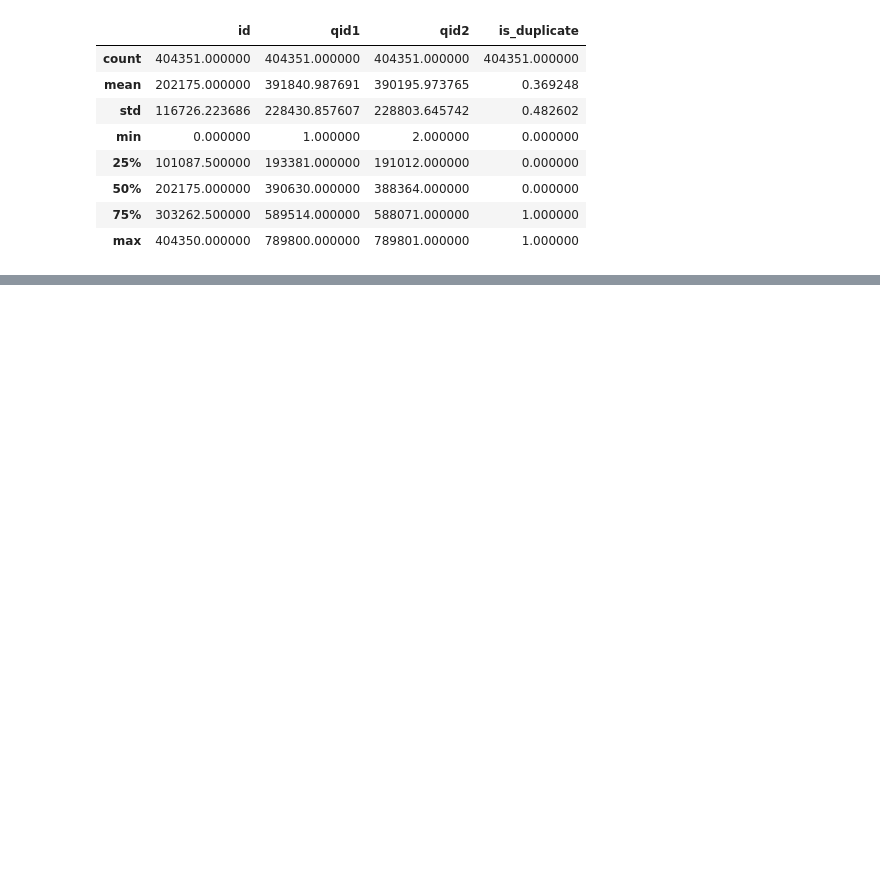
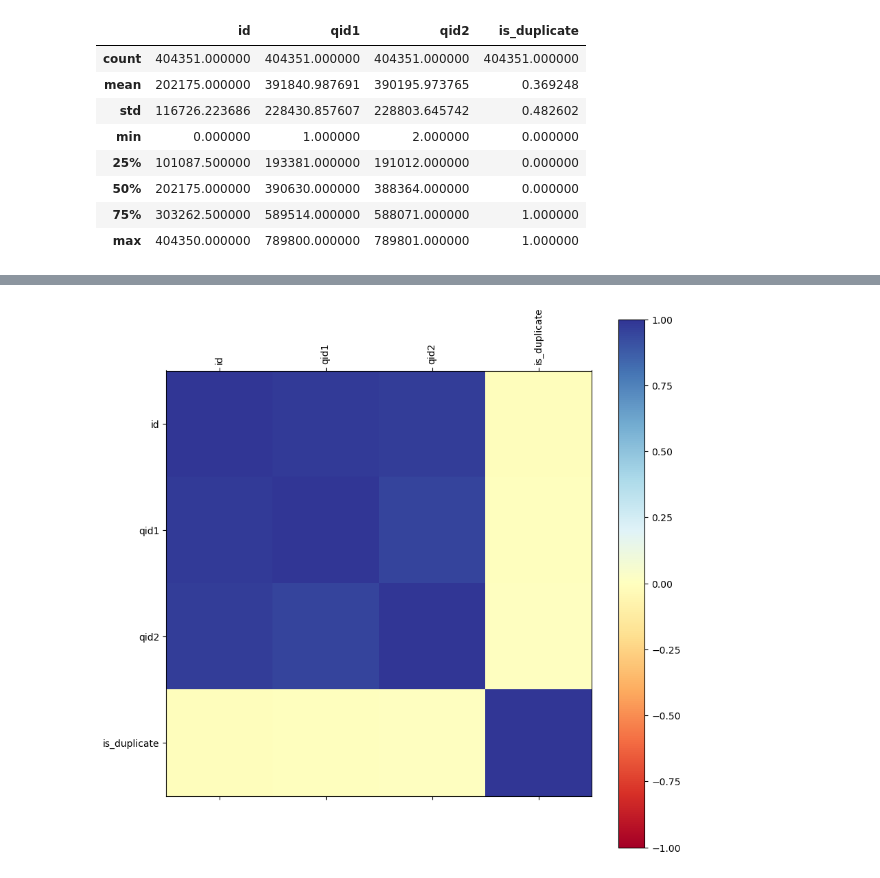
Before and after one commit to Dhouib-Mohamed/Duplicate-Question-Predictor, a Jupyter notebook: notebooks/raw_visualization.ipynb, the cells around one changed output, grey strips where cells are left out. Saved outputs shown, nothing was run; the diff lists cells and outputs as text; code cells hidden in the pictures; blank space fills up the shorter version.

```diff
--- a/notebooks/raw_visualization.ipynb
+++ b/notebooks/raw_visualization.ipynb
@@ -79,0 +64,4 @@ AttributeError: 'Series' object has no attribute 'select_dtypes'
+# %%
+vis.correlationMatrix(data)
+# %% [output]
+[figure, added]
```
Also changed, not shown: parts of 10 cells of this notebook.
